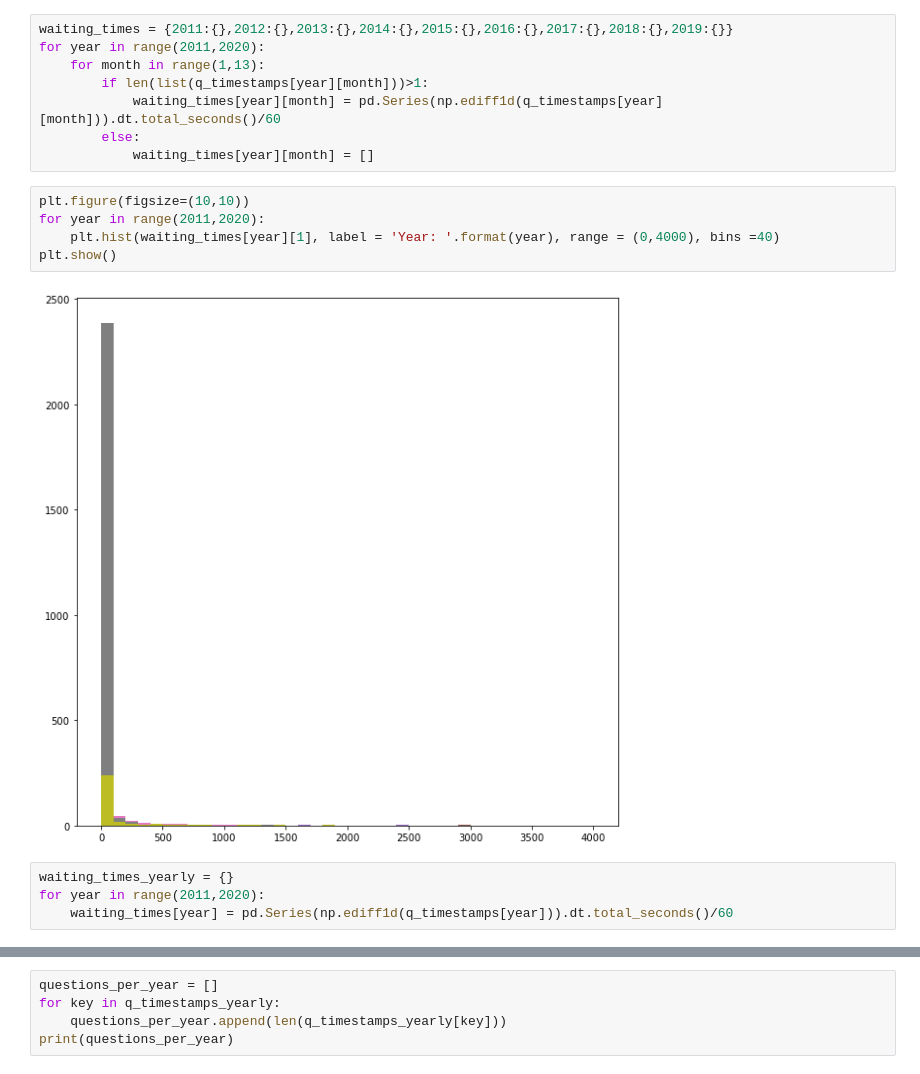
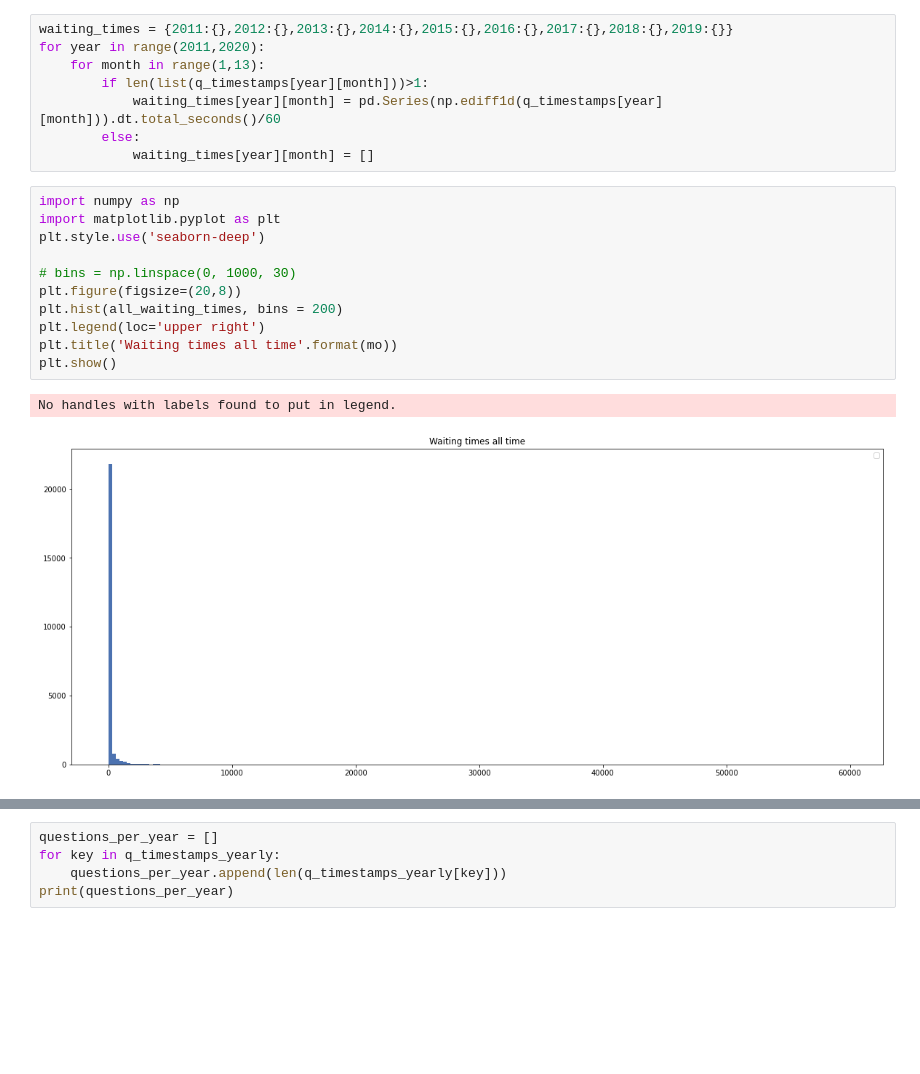
Before and after one commit to jccf12/career_village_challenge, a Jupyter notebook: Testing_Environment.ipynb, the cells around one changed output, grey strips where cells are left out. Cells and saved outputs as stored; diff of their text form; blank space fills up the shorter version.

```diff
--- a/Testing_Environment.ipynb
+++ b/Testing_Environment.ipynb
@@ -115,14 +85,17 @@ for year in range(2011,2020):
             waiting_times[year][month] = pd.Series(np.ediff1d(q_timestamps[year][month])).dt.total_seconds()/60
         else:
             waiting_times[year][month] = []
-# %%
-plt.figure(figsize=(10,10))
-for year in range(2011,2020):
-    plt.hist(waiting_times[year][1], label = 'Year: '.format(year), range = (0,4000), bins =40)
-plt.show()
-# %% [output]
-[figure, removed]
-# %%
-waiting_times_yearly = {}
-for year in range(2011,2020):
-    waiting_times[year] = pd.Series(np.ediff1d(q_timestamps[year])).dt.total_seconds()/60
+# %%
+import numpy as np
+import matplotlib.pyplot as plt
+plt.style.use('seaborn-deep')
+
+# bins = np.linspace(0, 1000, 30)
+plt.figure(figsize=(20,8))
+plt.hist(all_waiting_times, bins = 200)
+plt.legend(loc='upper right')
+plt.title('Waiting times all time'.format(mo))
+plt.show()
+# %% [output]
+No handles with labels found to put in legend.
+[figure, added]
```
Also changed, not shown: parts of 26 cells of this notebook.
